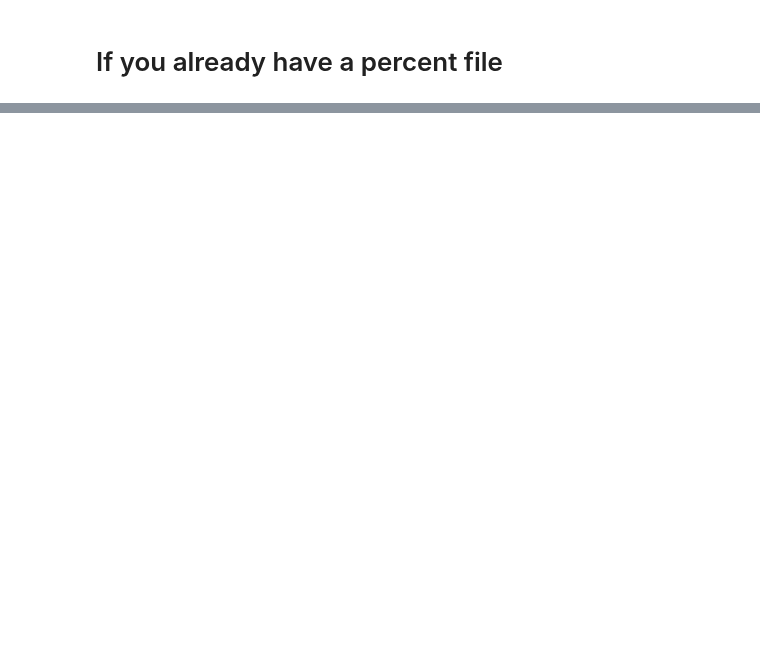
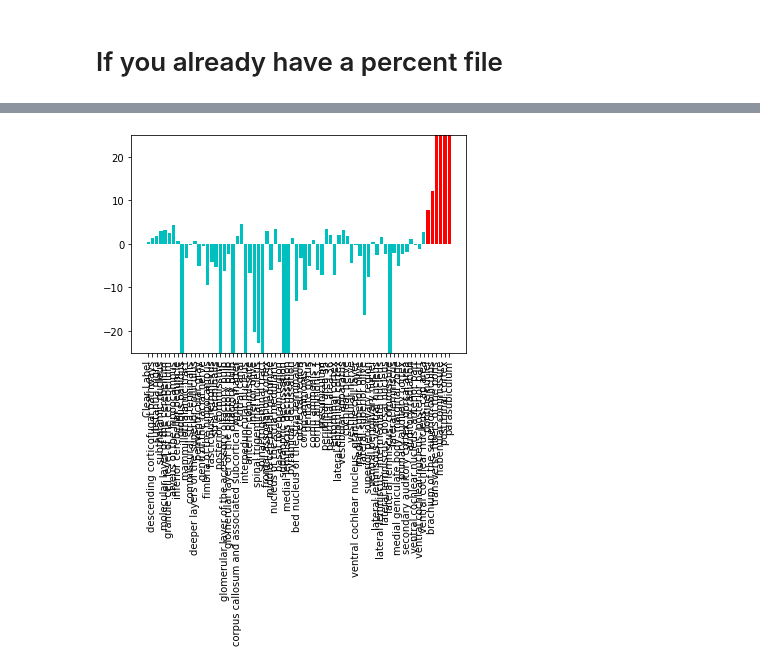
Before and after one commit to PrincetonUniversity/BrainPipe, a Jupyter notebook: tools/analysis/calculating_vox-diffs-between-tiffs.ipynb, the cells around one changed output, grey strips where cells are left out. Cells and saved outputs as stored; diff of their text form; code cells hidden in the pictures; blank space fills up the shorter version.

```diff
--- a/tools/analysis/calculating_vox-diffs-between-tiffs.ipynb
+++ b/tools/analysis/calculating_vox-diffs-between-tiffs.ipynb
@@ -247,4 +246,17 @@ df2m = df2m.sort_values('percent',ascending=False)
 df2m=df2m.drop_duplicates('id')
 # %%
 df2p=df2p.drop_duplicates('id')
+# %%
+dfforplot = df[df.percent>5]
+dfforplot2 = df[df.percent<5]
+dfforplot2 = dfforplot2.drop_duplicates('id')
+dfforplot = dfforplot.drop_duplicates('id')
+plt.bar(dfforplot2.abbr,dfforplot2.percent,color='c')
+plt.bar(dfforplot.abbr,dfforplot.percent,color='r')
+
+plt.xticks(rotation=90)
+plt.ylim([-25,25])
+plt.show()
+# %% [output]
+[figure, added]
 # %%
```
Also changed, not shown: parts of 18 cells of this notebook, 2 other files.
